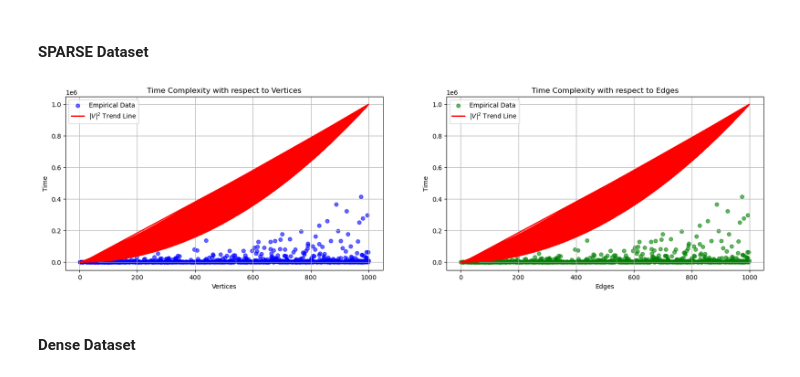
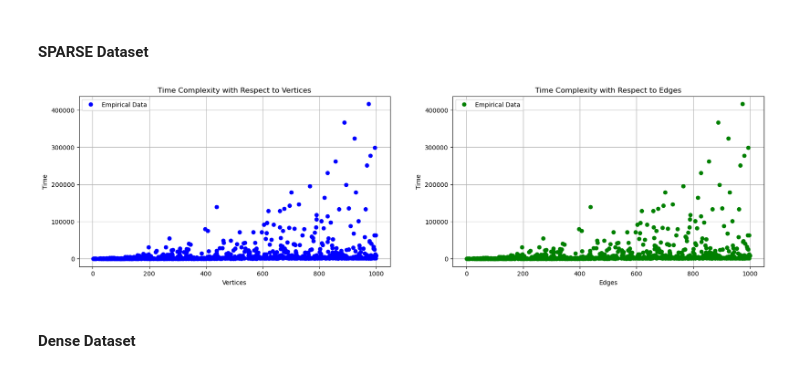
Before and after one commit to ChoWei0310/SC2001-Algorithm-Design, a Jupyter notebook: Lab2/SC2001_ExampleClass_2.ipynb, the cells around one changed output. Drawn from its saved outputs; the diff is of its cells as text; code cells hidden in the pictures.

```diff
--- a/Lab2/SC2001_ExampleClass_2.ipynb
+++ b/Lab2/SC2001_ExampleClass_2.ipynb
@@ -131,37 +138,35 @@ def list_heap_complexity_dense(V, E):
 # %%
 import matplotlib.pyplot as plt
 import numpy as np
 
-# Calculate the theoretical |V|^2 trend
-vertices = method1_df_SPARSE['Vertices']
-edges = method1_df_SPARSE['Edges']
+# Generate a range of vertices for the theoretical line
+vertices = np.linspace(min(method1_df_SPARSE['Vertices']), max(method1_df_SPARSE['Vertices']), 100)
 vertices_squared = vertices ** 2
 
 # Plot the graphs
 fig, ax = plt.subplots(1, 2, figsize=(20, 5))
 
 # Plot the first graph with Vertices vs Time
-ax[0].scatter(vertices, method1_df_SPARSE['Time Array (Method 1)'], color='b', alpha=0.6, label='Empirical Data')
-ax[0].plot(vertices, vertices_squared, color='r', label='$|V|^2$ Trend Line', linewidth=2)
-ax[0].set_title('Time Complexity with respect to Vertices')
+ax[0].plot(method1_df_SPARSE['Vertices'], method1_df_SPARSE['Time Array (Method 1)'], 'o', color='b', label='Empirical Data')
+# ax[0].plot(vertices, vertices_squared, '-', color='r', label='$|V|^2$ Trend Line')
+ax[0].set_title('Time Complexity with Respect to Vertices')
 ax[0].set_xlabel('Vertices')
 ax[0].set_ylabel('Time')
 ax[0].grid(True)
 ax[0].legend()
 
 # Plot the second graph with Edges vs Time
-# Assuming that |E| is approximately proportional to |V|^2 for comparison
-ax[1].scatter(edges, method1_df_SPARSE['Time Array (Method 1)'], color='g', alpha=0.6, label='Empirical Data')
-ax[1].plot(edges, vertices_squared, color='r', label='$|V|^2$ Trend Line', linewidth=2)
-ax[1].set_title('Time Complexity with respect to Edges')
+ax[1].plot(method1_df_SPARSE['Edges'], method1_df_SPARSE['Time Array (Method 1)'], 'o', color='g', label='Empirical Data')
+# ax[1].plot(vertices, vertices_squared, '-', color='r', label='$|V|^2$ Trend Line')
+ax[1].set_title('Time Complexity with Respect to Edges')
 ax[1].set_xlabel('Edges')
 ax[1].set_ylabel('Time')
 ax[1].grid(True)
 ax[1].legend()
 
 plt.show()
 # %% [output]
-[figure, old version]
+[figure, new version]
 # %% [markdown]
 #### Dense Dataset
 # %%
```
Also changed, not shown: parts of 5 cells of this notebook, 1 other file.
